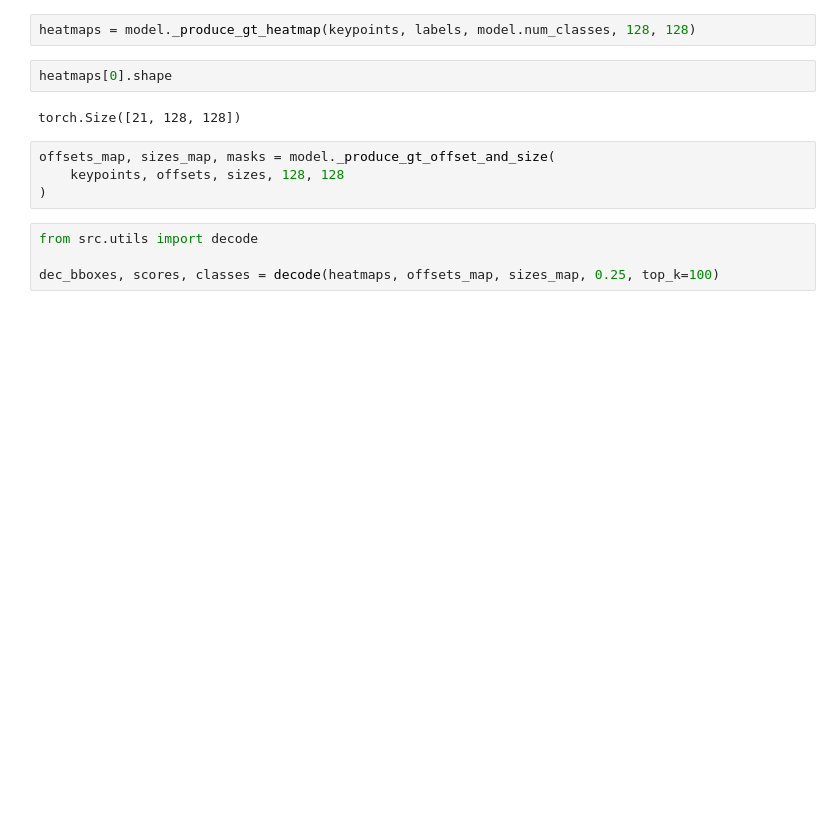
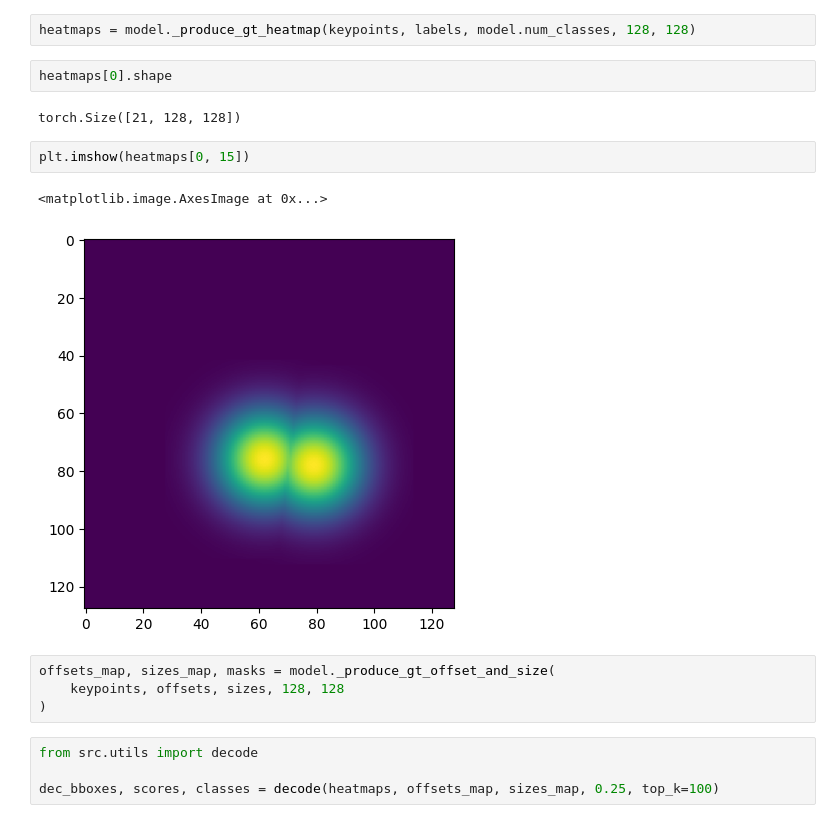
Before and after one commit to hoang1007/centernet, a Jupyter notebook: notebooks/test.ipynb, the cells around one changed output. Drawn from its saved outputs; the diff is of its cells as text; blank space fills up the shorter version.

```diff
--- a/notebooks/test.ipynb
+++ b/notebooks/test.ipynb
@@ -143,6 +153,11 @@ heatmaps = model._produce_gt_heatmap(keypoints, labels, model.num_classes, 128,
 heatmaps[0].shape
 # %% [output]
 torch.Size([21, 128, 128])
+# %%
+plt.imshow(heatmaps[0, 15])
+# %% [output]
+<matplotlib.image.AxesImage at 0x...>
+[figure, added]
 # %%
 offsets_map, sizes_map, masks = model._produce_gt_offset_and_size(
     keypoints, offsets, sizes, 128, 128
```
Also changed, not shown: parts of 6 cells of this notebook, 2 other files.
